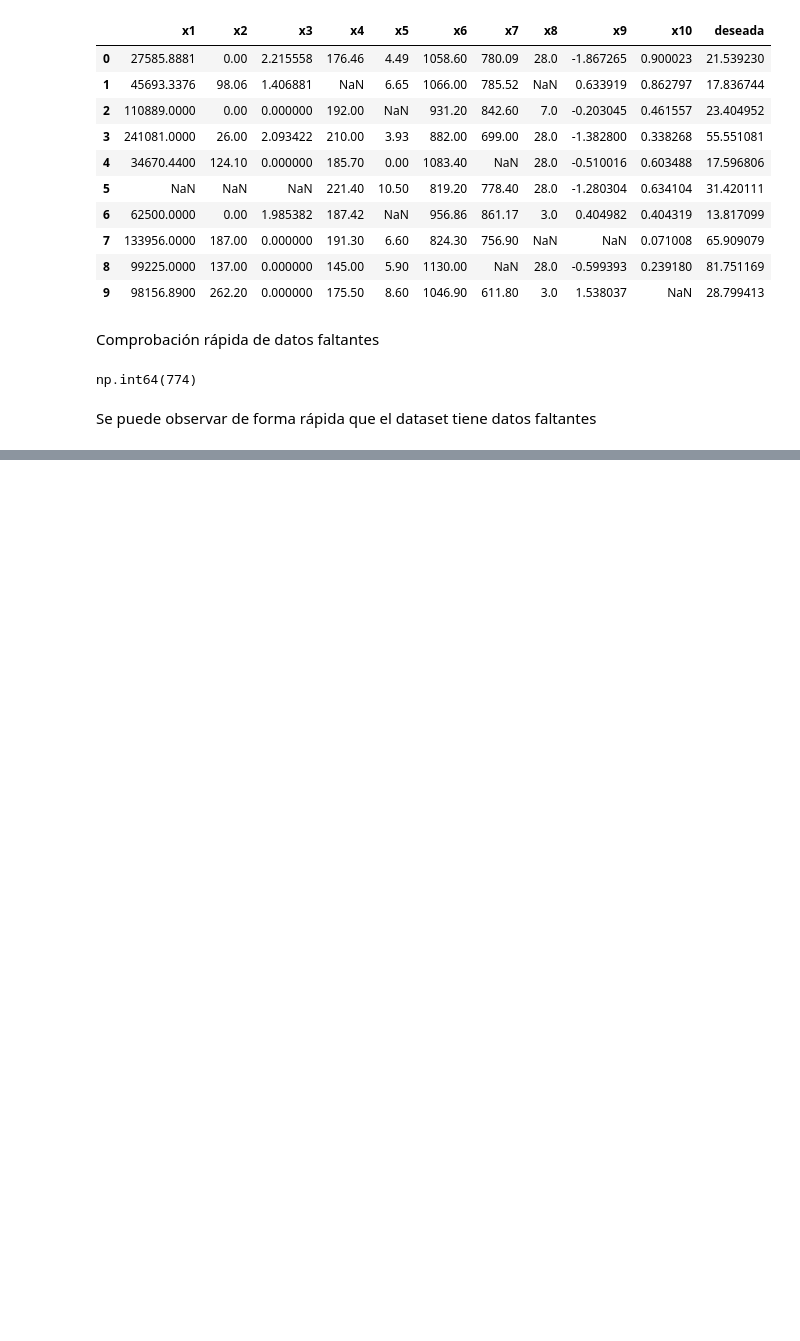
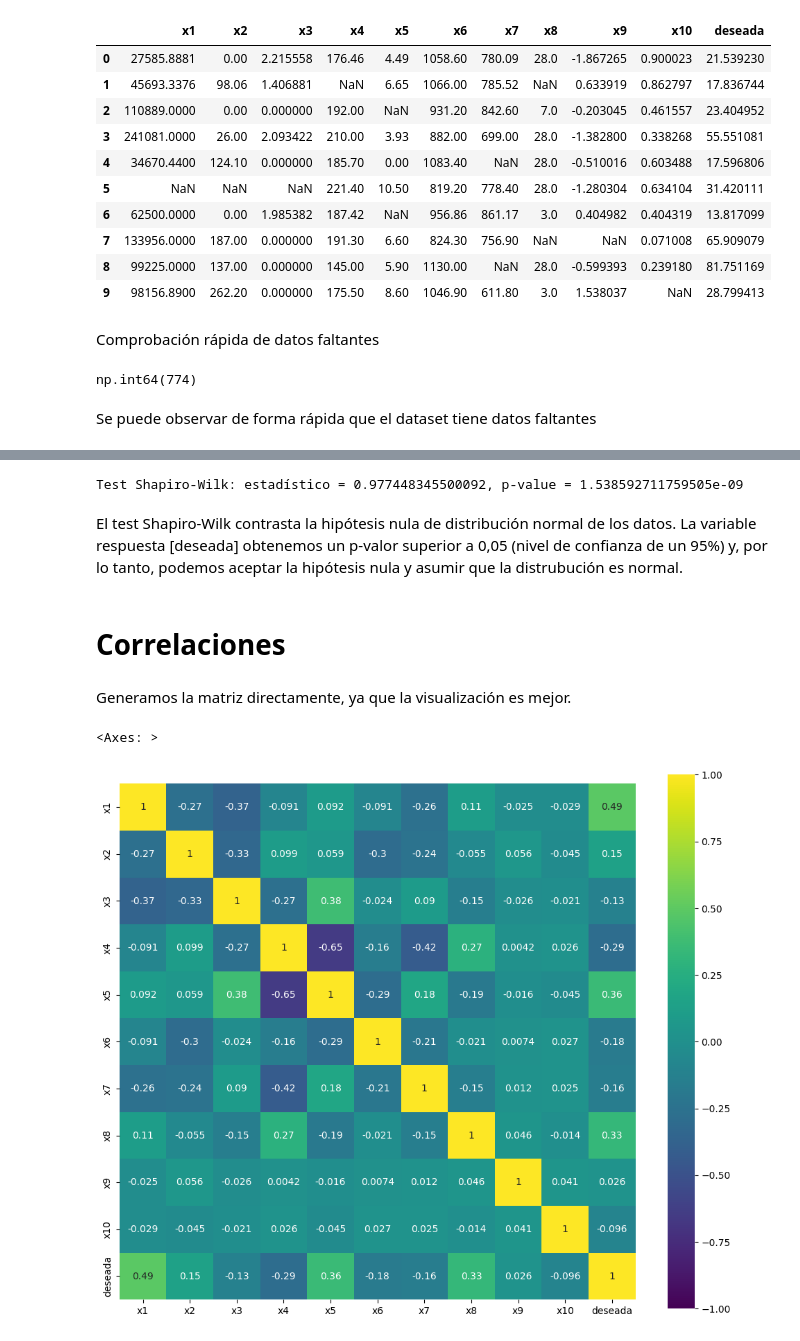
Before and after one commit to cestort/datathon, a Jupyter notebook: datathon.ipynb, the cells around one changed output, grey strips where cells are left out. Cells and saved outputs as stored; diff of their text form; code cells hidden in the pictures; blank space fills up the shorter version.

```diff
--- a/datathon.ipynb
+++ b/datathon.ipynb
@@ -75,0 +153,26 @@ Si comparamos el total de registros de la columna target "deseada" y lo comparam
+# %%
+# Normalidad en la variable respuesta "deseada"
+
+shapiro_test = stats.shapiro(df["deseada"])
+print(
+    f"Test Shapiro-Wilk: estadístico = {shapiro_test[0]}, p-value = {shapiro_test[1]}")
+# %% [output]
+Test Shapiro-Wilk: estadístico = 0.977448345500092, p-value = 1.538592711759505e-09
+# %% [markdown]
+El test Shapiro-Wilk contrasta la hipótesis nula de distribución normal de los datos. La variable respuesta [deseada] obtenemos un p-valor superior a 0,05 (nivel de confianza de un 95%) y, por lo tanto, podemos aceptar la hipótesis nula y asumir que la distrubución es normal.
+# %% [markdown]
+# Correlaciones
+# %% [markdown]
+Generamos la matriz directamente, ya que la visualización es mejor.
+# %%
+# Matriz de correlaciones entre variables numéricas
+plt.figure(figsize=(12, 10))
+sns.heatmap(df.corr(),
+            cmap="viridis",
+            vmin=-1, vmax=1,  # Evitamos el cálculo automático de los límites
+            annot=True,
+            cbar=True,
+            square=True)
+# %% [output]
+<Axes: >
+[figure, added]
```
Also changed, not shown: parts of 18 cells of this notebook, 2 other files.
